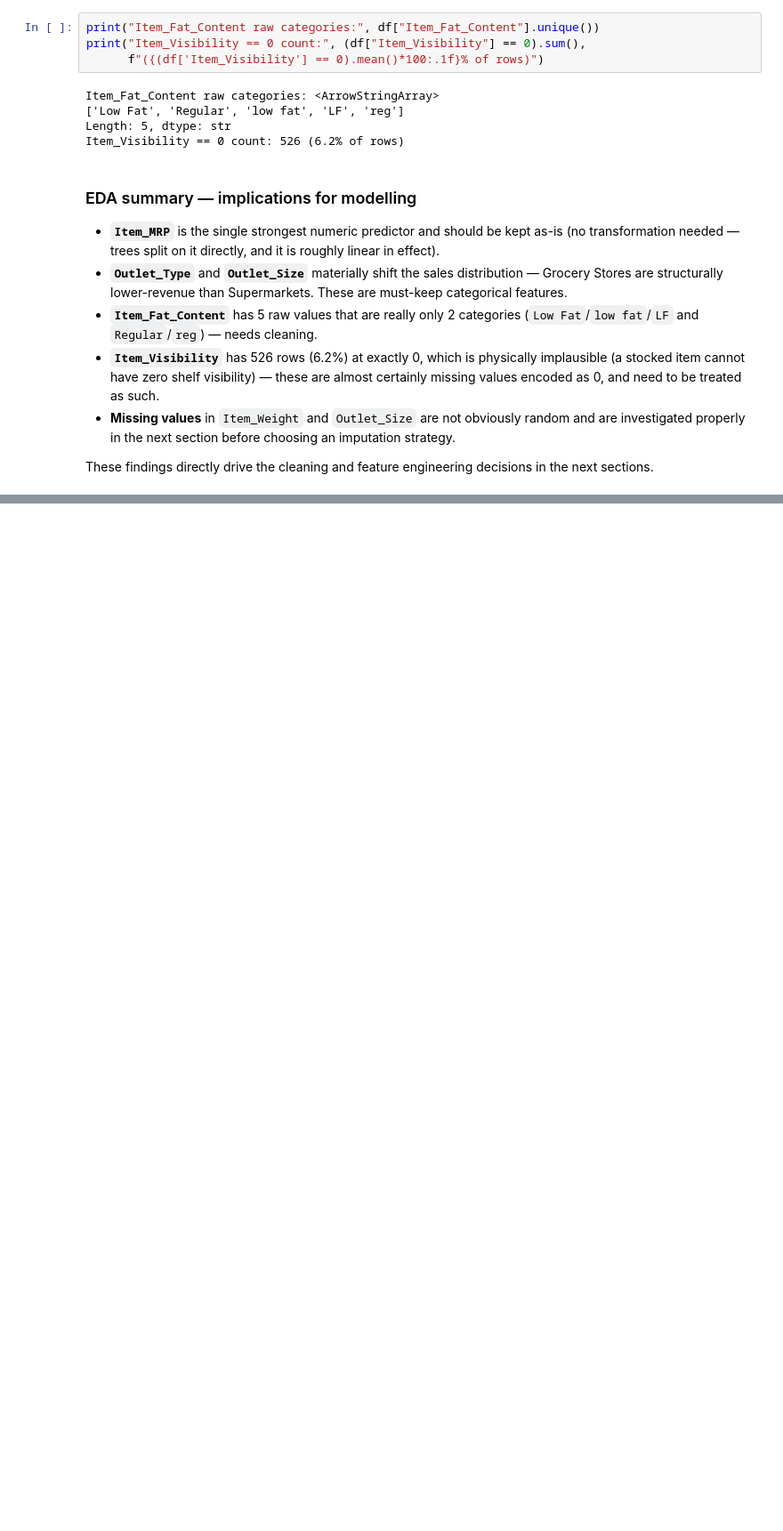
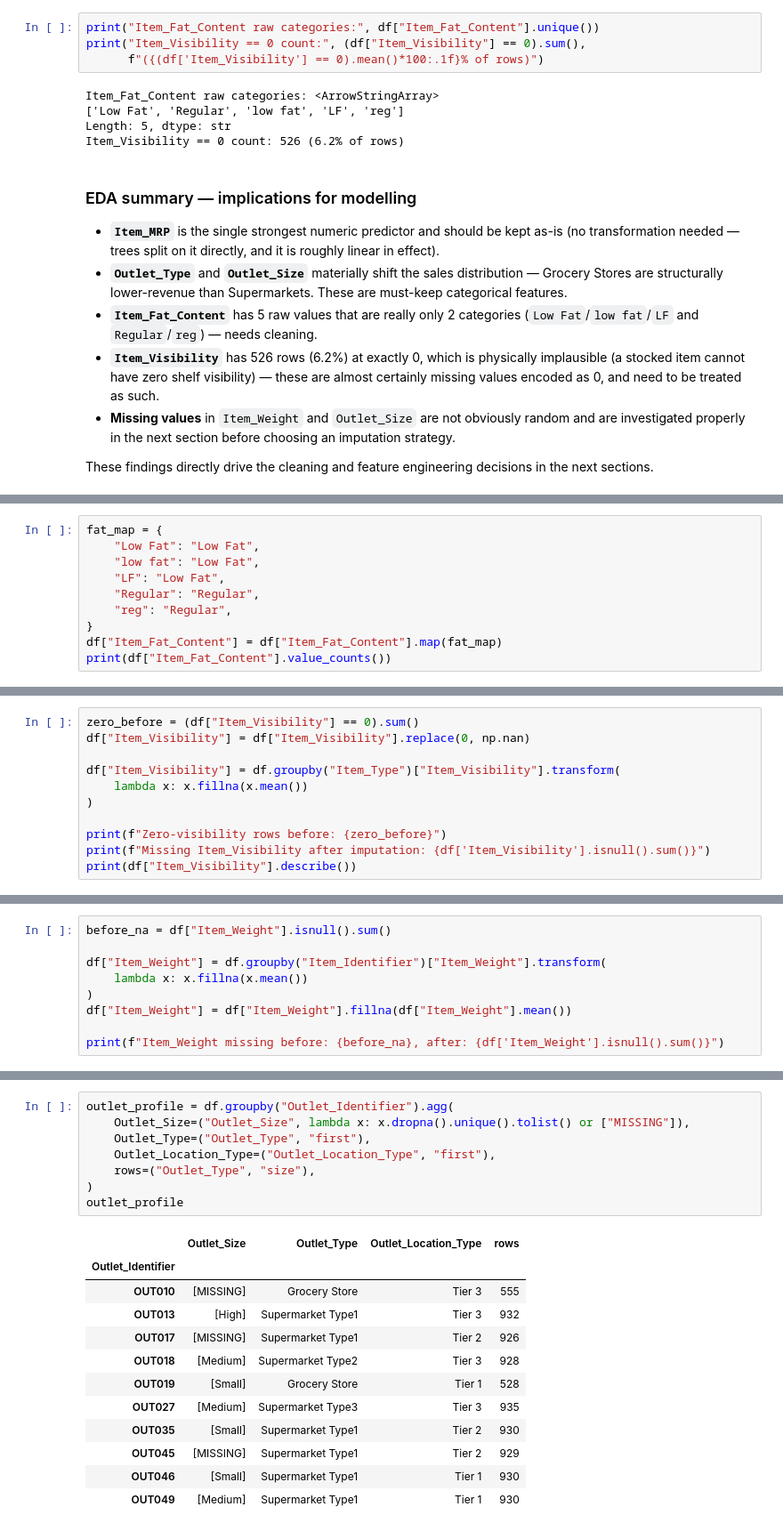
Before and after one commit to marcusteoh/bigmart-sales-predictor, a Jupyter notebook: BigMart_Sales_Prediction.ipynb, the cells around one changed output, grey strips where cells are left out. Shown at 89% size. Drawn from its saved outputs; the diff is of its cells as text; blank space fills up the shorter version.

Commit message:
Clean data: standardize fat content labels, fix visibility=0, impute missing weight and outlet size

```diff
--- a/BigMart_Sales_Prediction.ipynb
+++ b/BigMart_Sales_Prediction.ipynb
@@ -242,0 +252,10 @@ sections.
+# %%
+fat_map = {
+    "Low Fat": "Low Fat",
+    "low fat": "Low Fat",
+    "LF": "Low Fat",
+    "Regular": "Regular",
+    "reg": "Regular",
+}
+df["Item_Fat_Content"] = df["Item_Fat_Content"].map(fat_map)
+print(df["Item_Fat_Content"].value_counts())
@@ -242,0 +275,11 @@ sections.
+# %%
+zero_before = (df["Item_Visibility"] == 0).sum()
+df["Item_Visibility"] = df["Item_Visibility"].replace(0, np.nan)
+
+df["Item_Visibility"] = df.groupby("Item_Type")["Item_Visibility"].transform(
+    lambda x: x.fillna(x.mean())
+)
+
+print(f"Zero-visibility rows before: {zero_before}")
+print(f"Missing Item_Visibility after imputation: {df['Item_Visibility'].isnull().sum()}")
+print(df["Item_Visibility"].describe())
@@ -242,0 +315,9 @@ sections.
+# %%
+before_na = df["Item_Weight"].isnull().sum()
+
+df["Item_Weight"] = df.groupby("Item_Identifier")["Item_Weight"].transform(
+    lambda x: x.fillna(x.mean())
+)
+df["Item_Weight"] = df["Item_Weight"].fillna(df["Item_Weight"].mean())
+
+print(f"Item_Weight missing before: {before_na}, after: {df['Item_Weight'].isnull().sum()}")
@@ -242,0 +331,21 @@ sections.
+# %%
+outlet_profile = df.groupby("Outlet_Identifier").agg(
+    Outlet_Size=("Outlet_Size", lambda x: x.dropna().unique().tolist() or ["MISSING"]),
+    Outlet_Type=("Outlet_Type", "first"),
+    Outlet_Location_Type=("Outlet_Location_Type", "first"),
+    rows=("Outlet_Type", "size"),
+)
+outlet_profile
+# %% [output]
+|  | Outlet_Size | Outlet_Type | Outlet_Location_Type | rows |
+| Outlet_Identifier |  |  |  |  |
+| OUT010 | [MISSING] | Grocery Store | Tier 3 | 555 |
+| OUT013 | [High] | Supermarket Type1 | Tier 3 | 932 |
+| OUT017 | [MISSING] | Supermarket Type1 | Tier 2 | 926 |
+| OUT018 | [Medium] | Supermarket Type2 | Tier 3 | 928 |
+| OUT019 | [Small] | Grocery Store | Tier 1 | 528 |
+| OUT027 | [Medium] | Supermarket Type3 | Tier 3 | 935 |
+| OUT035 | [Small] | Supermarket Type1 | Tier 2 | 930 |
+| OUT045 | [MISSING] | Supermarket Type1 | Tier 2 | 929 |
+| OUT046 | [Small] | Supermarket Type1 | Tier 1 | 930 |
+| OUT049 | [Medium] | Supermarket Type1 | Tier 1 | 930 |
```
Also changed, not shown: parts of 14 cells of this notebook.
